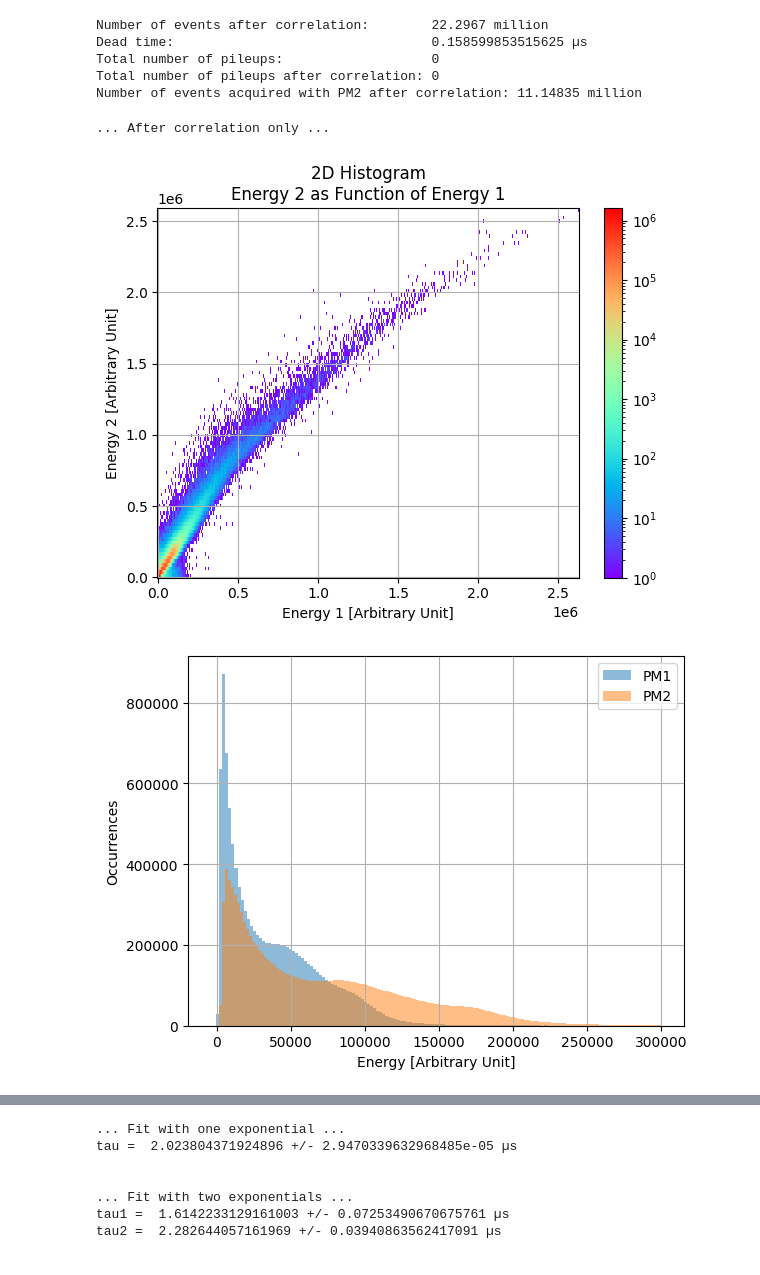
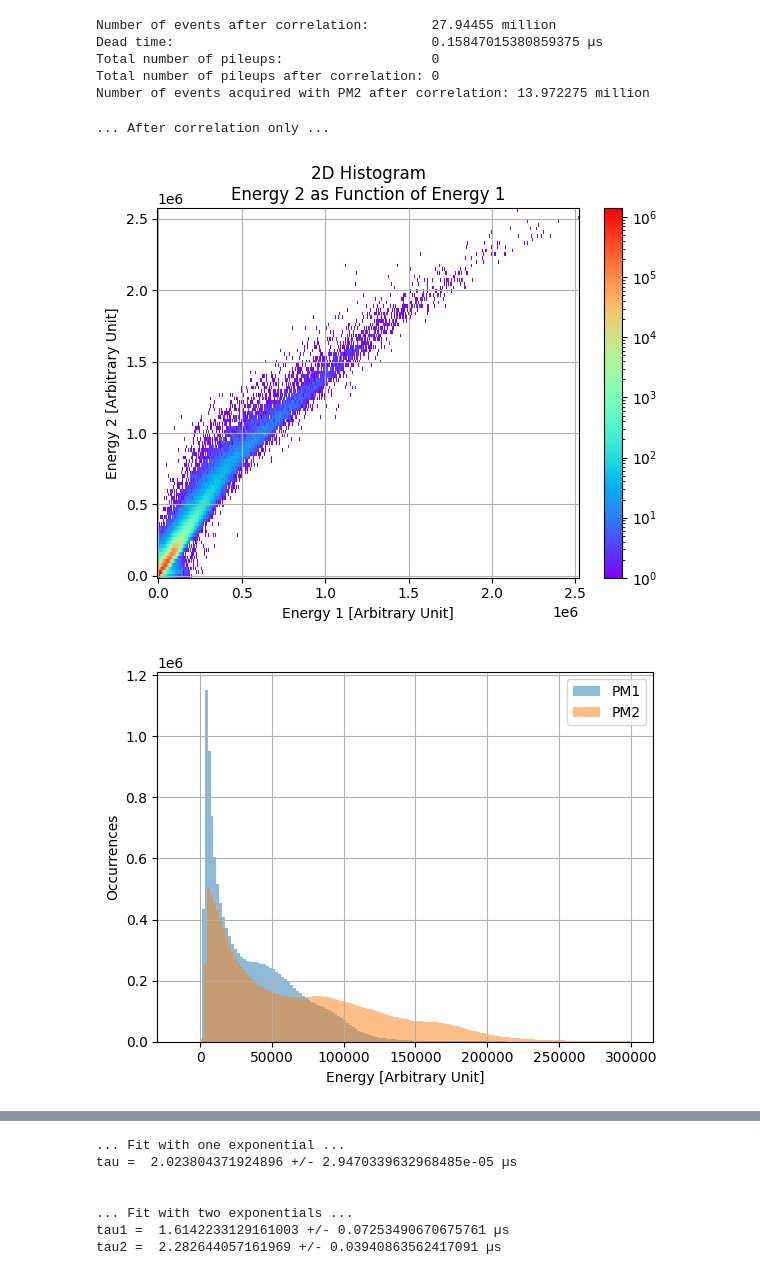
Before and after one commit to hindtaibi/BigMuoneXperiment, a Jupyter notebook: BigAnalysis.ipynb, the cells around one changed output, grey strips where cells are left out. Drawn from its saved outputs; the diff is of its cells as text; code cells hidden in the pictures.

```diff
--- a/BigAnalysis.ipynb
+++ b/BigAnalysis.ipynb
@@ -9,7 +9,7 @@ import uproot as ur
 # %%
 #Reading the variables
 
-input_path = "../data/bigdata_CFD_20092024_0001.root"
+input_path = "../data/bigdata_CFD_23092024_0001.root"
 with ur.open(input_path) as file:
     outTree = file["DataTree"]
     label = outTree["label"].array(library = "np")
@@ -74,41 +75,41 @@ print("Total number of pileups:                  ", len(pileup[pileup == True]))
 print("Total number of pileups after correlation:", len(p[p == True]))
 print("Number of events acquired with PM2 after correlation:", len(l[l == 2])/10**6, "million")
 # %% [output]
-Number of events after correlation:        22.2967 million
-Dead time:                                 0.158599853515625 µs
+Number of events after correlation:        27.94455 million
+Dead time:                                 0.15847015380859375 µs
 Total number of pileups:                   0
 Total number of pileups after correlation: 0
-Number of events acquired with PM2 after correlation: 11.14835 million
+Number of events acquired with PM2 after correlation: 13.972275 million
 # %%
 #Energy Analysis
 
 #After correlation only
 print('... After correlation only ...')
 
-nrj_max = 300000
+nrj_max = 250000
 
 fig, ax1 = plt.subplots(1, sharex=True)
 arr_1,xe_1,ye_1 = np.histogram2d(nrj1, nrj2, bins =(500,100))
 pcm_1 = ax1.pcolormesh(xe_1, ye_1,arr_1.T, cmap='rainbow', norm=LogNorm(vmin=arr_1.min()+1, vmax=arr_1.max()))
 ax1.set_xlabel('Energy 1 [Arbitrary Unit]')
 ax1.set_ylabel('Energy 2 [Arbitrary Unit]')
 ax1.set_title('2D Histogram\nEnergy 2 as Function of Energy 1')
 ax1.grid()
 fig.colorbar(pcm_1, ax=ax1, orientation='vertical', fraction=.1)
 plt.show()
 
 plt.figure()
 plt.hist(nrj1[nrj1 < nrj_max], bins = 150, alpha = 0.5, label = "PM1")
 plt.hist(nrj2[nrj2 < nrj_max], bins = 150, alpha = 0.5, label = "PM2")
 plt.xlabel("Energy [Arbitrary Unit]")
 plt.ylabel("Occurrences")
 plt.grid()
 plt.legend()
 plt.show()
 # %% [output]
 ... After correlation only ...
-[figure, old version]
+[figure, new version]
-[figure, old version]
+[figure, new version]
 # %%
 #After correlation and cut on dt
 print('... After correlation and cut on dt ...')
```
Also changed, not shown: parts of 11 cells of this notebook, 4 other files.
